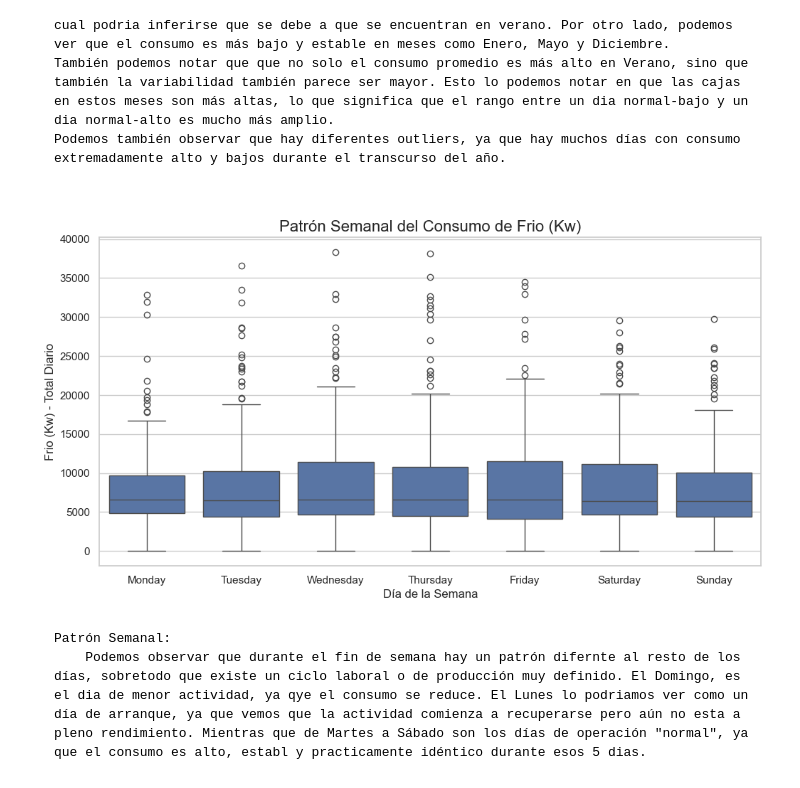
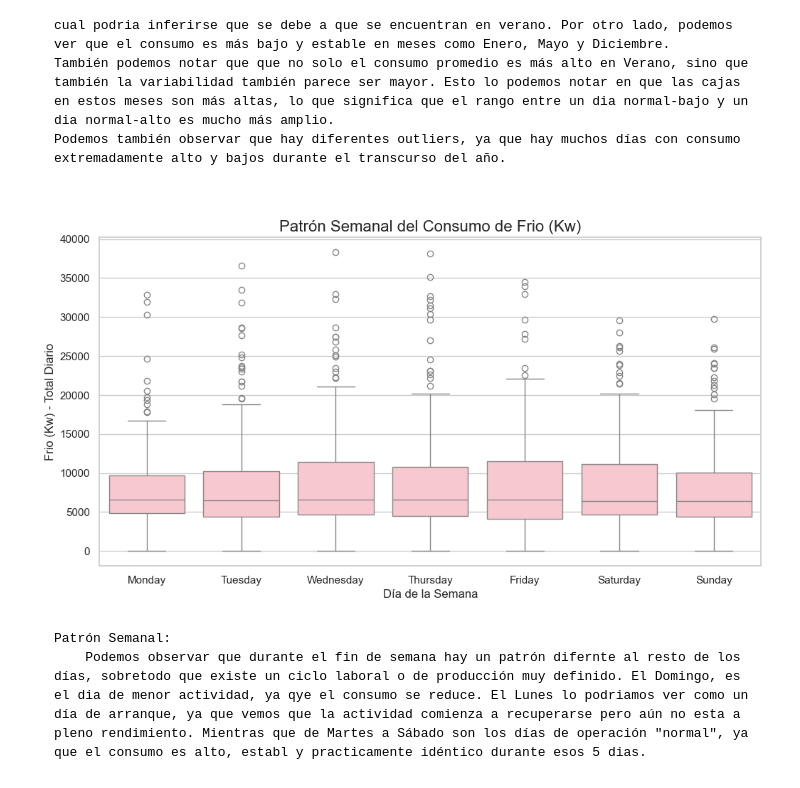
Before and after one commit to GonzaCardin/tp_final_ldd2, a Jupyter notebook: notebooks/eda.ipynb, the cells around one changed output. Drawn from its saved outputs; the diff is of its cells as text; code cells hidden in the pictures.

```diff
--- a/notebooks/eda.ipynb
+++ b/notebooks/eda.ipynb
@@ -259,21 +266,28 @@ else:
 ###
 # %%
 # Gráfico Boxplot Semanal de 'Frio (Kw)'
+if 'df_plot' in locals():
+    if 'df_plot_sane' in locals():
+        plt.figure(figsize=(12, 6))
 
-if 'df_plot' in locals():
-    plt.figure(figsize=(12, 6))
+        # boxplot de Frio (Kw) agrupado por día de la semana
+        sns.boxplot(
+            data=df_plot_sane,
+            x='dia_semana',
+            y='Frio (Kw)',
+            color='pink'
+        )
 
-    # boxplot de Frio (Kw) agrupado por día de la semana
-    sns.boxplot(data=df_plot_sane, x='dia_semana', y='Frio (Kw)')
-
-    plt.title('Patrón Semanal del Consumo de Frio (Kw)', fontsize=16)
-    plt.xlabel('Día de la Semana')
-    plt.ylabel('Frio (Kw) - Total Diario')
-    plt.show()
+        plt.title('Patrón Semanal del Consumo de Frio (Kw)', fontsize=16)
+        plt.xlabel('Día de la Semana')
+        plt.ylabel('Frio (Kw) - Total Diario')
+        plt.show()
+    else:
+        print("El DataFrame 'df_plot_sane' no existe.")
 else:
     print("El DataFrame 'df_plot' no existe.")
 # %% [output]
-[figure, old version]
+[figure, new version]
 # %% [markdown]
 
     Patrón Semanal:
```
Also changed, not shown: parts of 4 cells of this notebook.
